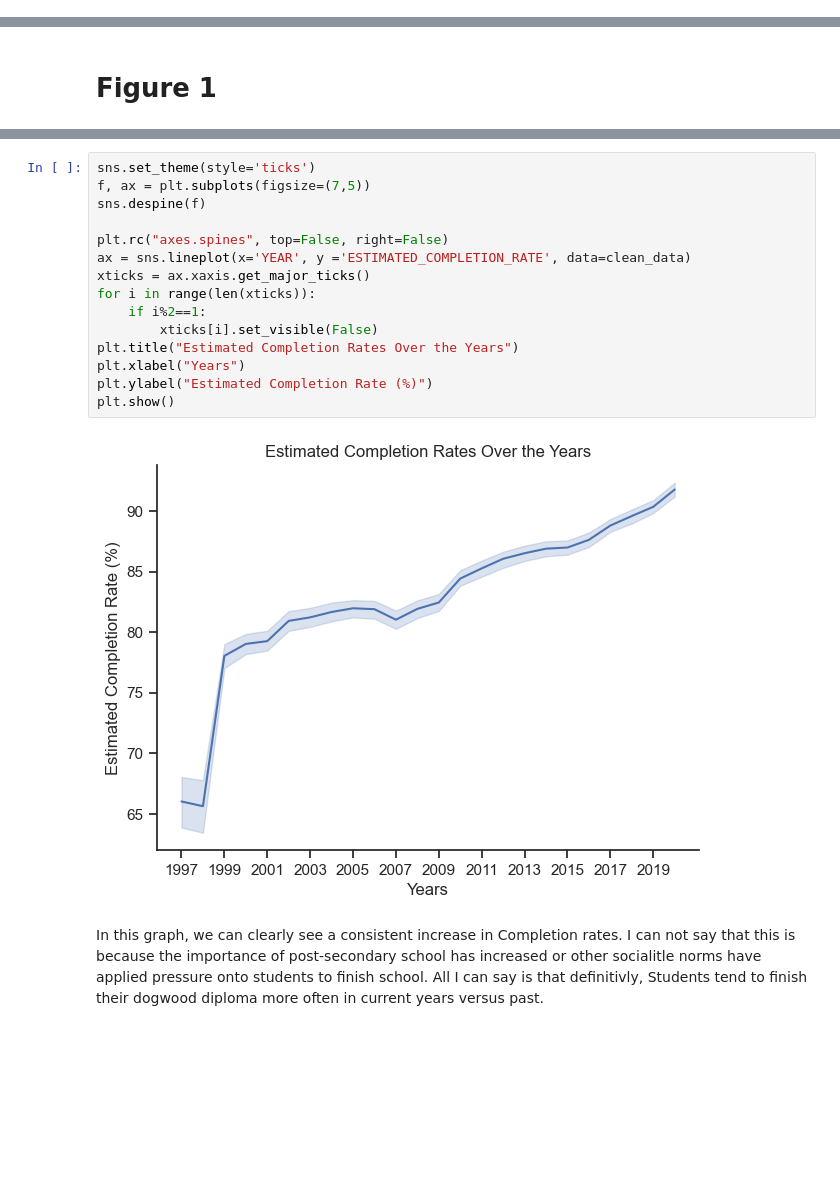
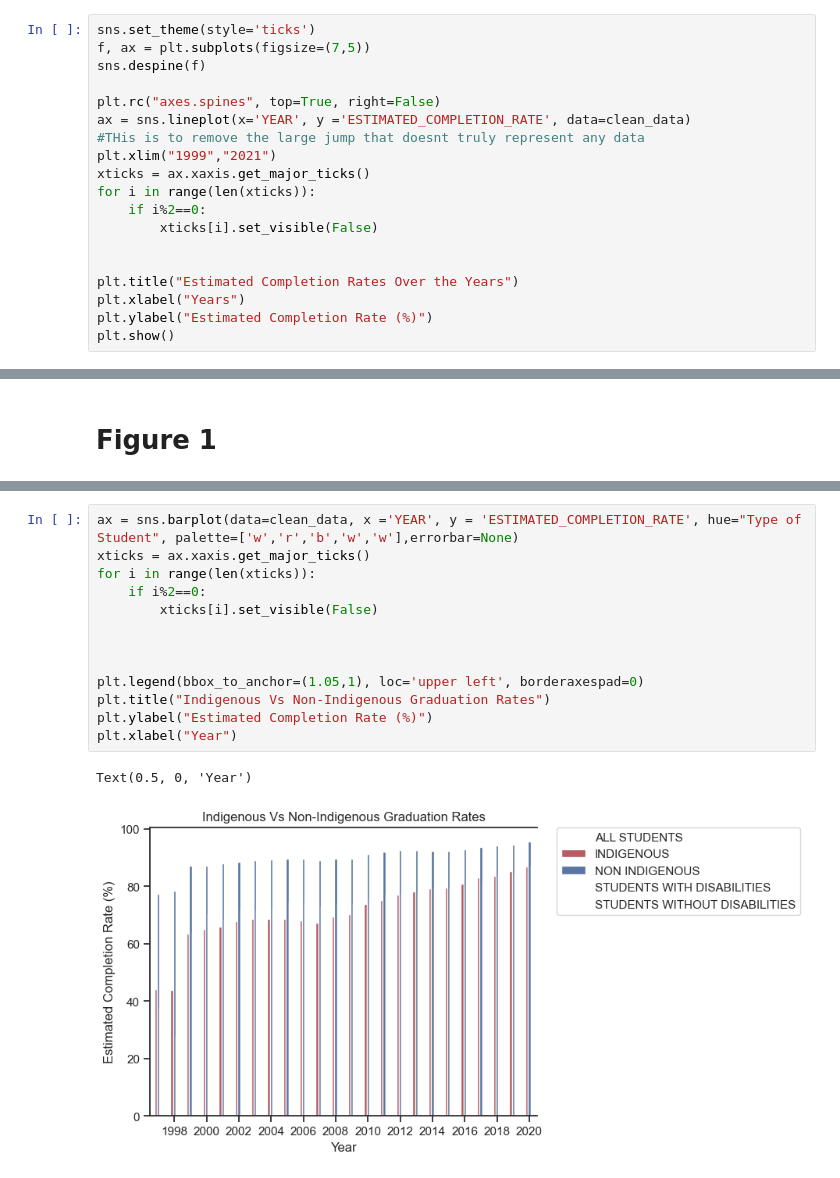
Before and after one commit to ubco-W2022T1-cosc301/project-group19, a Jupyter notebook: notebooks/analysis1.ipynb, the cells around one changed output, grey strips where cells are left out. Saved outputs shown, nothing was run; the diff lists cells and outputs as text; blank space fills up the shorter version.

Commit message:
I have finished my notebook for milestone3

```diff
--- a/notebooks/analysis1.ipynb
+++ b/notebooks/analysis1.ipynb
@@ -311,3 +325,22 @@ clean_data.describe().T
 | ESTIMATED_COMPLETION_RATE | 49538.0 | 83.986285 | 17.287480 | 5.957 | 75.299 | 89.519 | 98.44975 | 100.0 |
 # %% [markdown]
 While the District_Number describe does not give any info, the Estimated completion rate does. It shows a wide range of values. I believe that the min & max numbers is just incorrect data, however the rest of the data is interesting. The there is an average rate of 83% throughout the years.
+# %%
+sns.set_theme(style='ticks')
+f, ax = plt.subplots(figsize=(7,5))
+sns.despine(f)
+
+plt.rc("axes.spines", top=True, right=False)
+ax = sns.lineplot(x='YEAR', y ='ESTIMATED_COMPLETION_RATE', data=clean_data)
+#THis is to remove the large jump that doesnt truly represent any data
+plt.xlim("1999","2021")
+xticks = ax.xaxis.get_major_ticks()
+for i in range(len(xticks)):
+    if i%2==0:
+        xticks[i].set_visible(False)
+
+
+plt.title("Estimated Completion Rates Over the Years")
+plt.xlabel("Years")
+plt.ylabel("Estimated Completion Rate (%)")
+plt.show()
@@ -316,19 +353,16 @@ While the District_Number describe does not give any info, the Estimated complet
 # %%
-sns.set_theme(style='ticks')
-f, ax = plt.subplots(figsize=(7,5))
-sns.despine(f)
-
-plt.rc("axes.spines", top=False, right=False)
-ax = sns.lineplot(x='YEAR', y ='ESTIMATED_COMPLETION_RATE', data=clean_data)
+ax = sns.barplot(data=clean_data, x ='YEAR', y = 'ESTIMATED_COMPLETION_RATE', hue="Type of Student", palette=['w','r','b','w','w'],errorbar=None)
 xticks = ax.xaxis.get_major_ticks()
 for i in range(len(xticks)):
-    if i%2==1:
+    if i%2==0:
         xticks[i].set_visible(False)
-plt.title("Estimated Completion Rates Over the Years")
-plt.xlabel("Years")
+
+
+
+plt.legend(bbox_to_anchor=(1.05,1), loc='upper left', borderaxespad=0)
+plt.title("Indigenous Vs Non-Indigenous Graduation Rates")
 plt.ylabel("Estimated Completion Rate (%)")
-plt.show()
+plt.xlabel("Year")
 # %% [output]
+Text(0.5, 0, 'Year')
-[figure, old version]
+[figure, new version]
-# %% [markdown]
-In this graph, we can clearly see a consistent increase in Completion rates. I can not say that this is because the importance of post-secondary school has increased or other socialitle norms have applied pressure onto students to finish school. All I can say is that definitivly, Students tend to finish their dogwood diploma more often in current years versus past.
```
Also changed, not shown: parts of 11 cells of this notebook.
